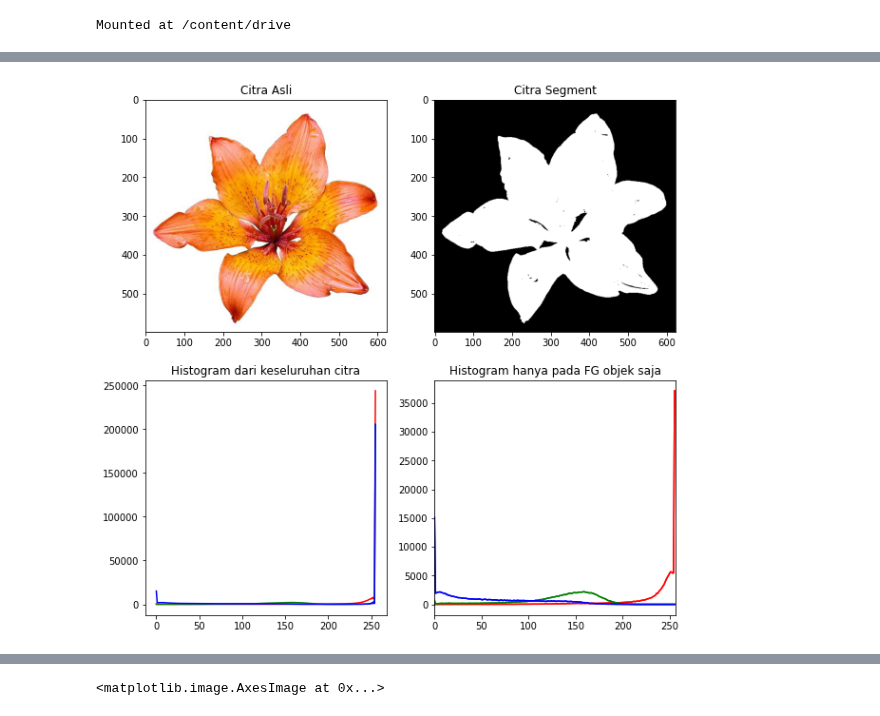
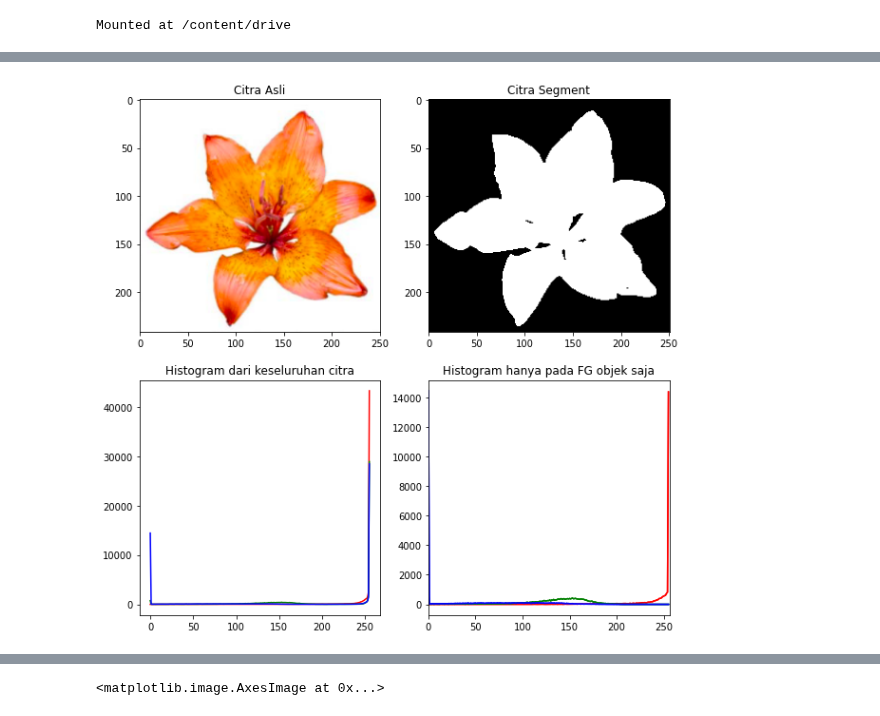
Before and after one commit to Akhdan26/PCVK_2021, a Jupyter notebook: Week10.ipynb, the cells around one changed output, grey strips where cells are left out. Cells and saved outputs as stored; diff of their text form; code cells hidden in the pictures.

```diff
--- a/Week10.ipynb
+++ b/Week10.ipynb
@@ -10,7 +10,7 @@ import cv2 as cv
 import numpy as np
 from matplotlib import pyplot as plt
 # %%
-filename = '/content/drive/MyDrive/PCVK/gradient.jpg';
+filename = '/content/drive/MyDrive/PCVK_MM/Images/gradient.jpg';
 img = cv.imread(filename)
 thresh1 = cv.imread(filename)
 thresh2 = cv.imread(filename)
@@ -43,5 +43,5 @@ plt.show()
 # %%
-filename = ('/content/drive/MyDrive/PCVK/lena_gs_lc2.jpg')
+filename = ('/content/drive/MyDrive/PCVK_MM/Images/lena.png')
 img = cv.imread(filename,0)
 blur = cv. GaussianBlur (img, (5,5),0)
 hist = cv.calcHist([blur],[0],None,[256], [0,256])
@@ -80,27 +80,27 @@ plt.show()
 # %%
-filename = ('/content/drive/MyDrive/PCVK/lily.jpg')
+filename = ('/content/drive/MyDrive/PCVK_MM/Images/lily.png')
 img = cv.imread(filename)
 img = cv.cvtColor(img,cv.COLOR_BGR2RGB)
 img_gray = cv.cvtColor(img,cv.COLOR_BGR2GRAY)
 ret3,mask = cv.threshold(img_gray,200,255,cv.THRESH_BINARY_INV)
 plt.figure(figsize = (10,10))
 plt.subplot(2,2,1),plt.imshow(img)
 plt.title('Citra Asli')
 plt.subplot(2,2,2),plt.imshow(mask, 'gray')
 plt.title('Citra Segment')
 color = ('r','g','b')
 for i,col in enumerate(color):
  hist0 = cv.calcHist([img],[i],None,[256],[0,256])
  plt.subplot(2,2,3),plt.plot(hist0,color = col)
  plt.title('Histogram dari keseluruhan citra')
  hist1 = cv.calcHist([img],[i],mask,[256],[0,256])
  plt.subplot(2,2,4),plt.plot(hist1,color = col)
  plt.title('Histogram dari keseluruhan citra')
  hist1 = cv.calcHist([img],[i],mask,[256],[0,256])
  plt.subplot(2,2,4),plt.plot(hist1,color = col)
  plt.title('Histogram hanya pada FG objek saja')
  plt.xlim([0,256])
 plt.show()
 # %% [output]
-[figure, old version]
+[figure, new version]
 # %%
```
Also changed, not shown: parts of 3 cells of this notebook.
